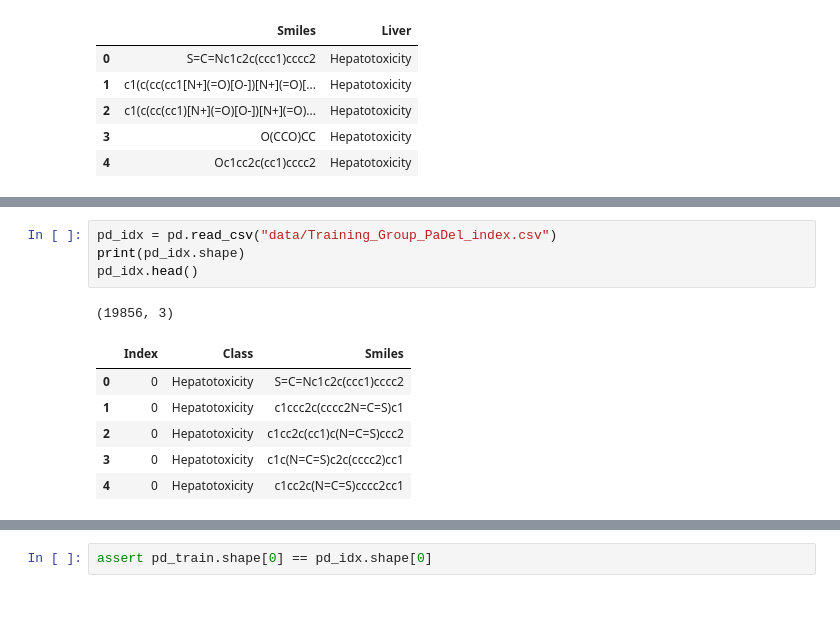
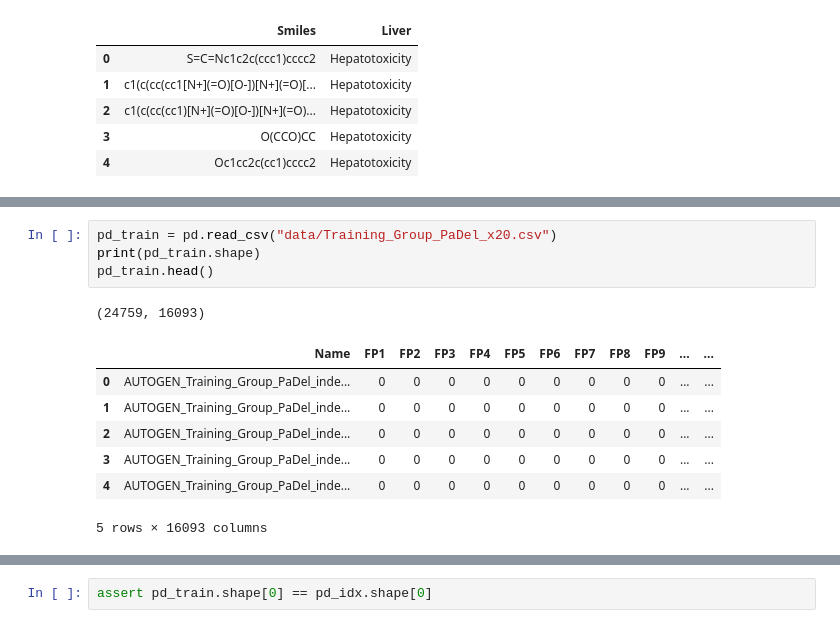
Before and after one commit to ongxuanhong/dili-drug-liver-interaction, a Jupyter notebook: 01.1_molecular.ipynb, the cells around one changed output, grey strips where cells are left out. Drawn from its saved outputs; the diff is of its cells as text.

```diff
--- a/01.1_molecular.ipynb
+++ b/01.1_molecular.ipynb
@@ -442,12 +481,13 @@ pd_data_train_augmented["Smiles"].to_csv(
 # %%
-pd_idx = pd.read_csv("data/Training_Group_PaDel_index.csv")
-print(pd_idx.shape)
-pd_idx.head()
+pd_train = pd.read_csv("data/Training_Group_PaDel_x20.csv")
+print(pd_train.shape)
+pd_train.head()
 # %% [output]
-(19856, 3)
+(24759, 16093)
-|  | Index | Class | Smiles |
-| 0 | 0 | Hepatotoxicity | S=C=Nc1c2c(ccc1)cccc2 |
-| 1 | 0 | Hepatotoxicity | c1ccc2c(cccc2N=C=S)c1 |
-| 2 | 0 | Hepatotoxicity | c1cc2c(cc1)c(N=C=S)ccc2 |
-| 3 | 0 | Hepatotoxicity | c1c(N=C=S)c2c(cccc2)cc1 |
-| 4 | 0 | Hepatotoxicity | c1cc2c(N=C=S)cccc2cc1 |
+|  | Name | FP1 | FP2 | FP3 | FP4 | FP5 | FP6 | FP7 | FP8 | FP9 | ... | ... |
+| 0 | AUTOGEN_Training_Group_PaDel_inde... | 0 | 0 | 0 | 0 | 0 | 0 | 0 | 0 | 0 | ... | ... |
+| 1 | AUTOGEN_Training_Group_PaDel_inde... | 0 | 0 | 0 | 0 | 0 | 0 | 0 | 0 | 0 | ... | ... |
+| 2 | AUTOGEN_Training_Group_PaDel_inde... | 0 | 0 | 0 | 0 | 0 | 0 | 0 | 0 | 0 | ... | ... |
+| 3 | AUTOGEN_Training_Group_PaDel_inde... | 0 | 0 | 0 | 0 | 0 | 0 | 0 | 0 | 0 | ... | ... |
+| 4 | AUTOGEN_Training_Group_PaDel_inde... | 0 | 0 | 0 | 0 | 0 | 0 | 0 | 0 | 0 | ... | ... |
+5 rows × 16093 columns
```
Also changed, not shown: parts of 16 cells of this notebook, 7 other files.
